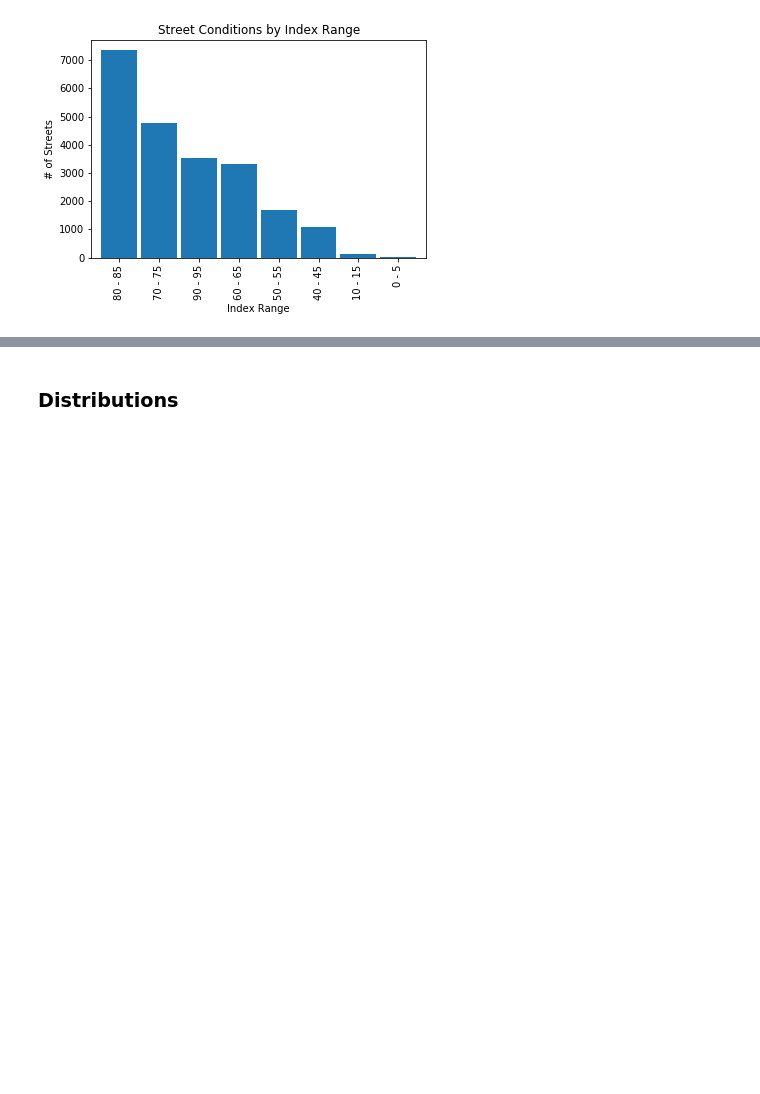
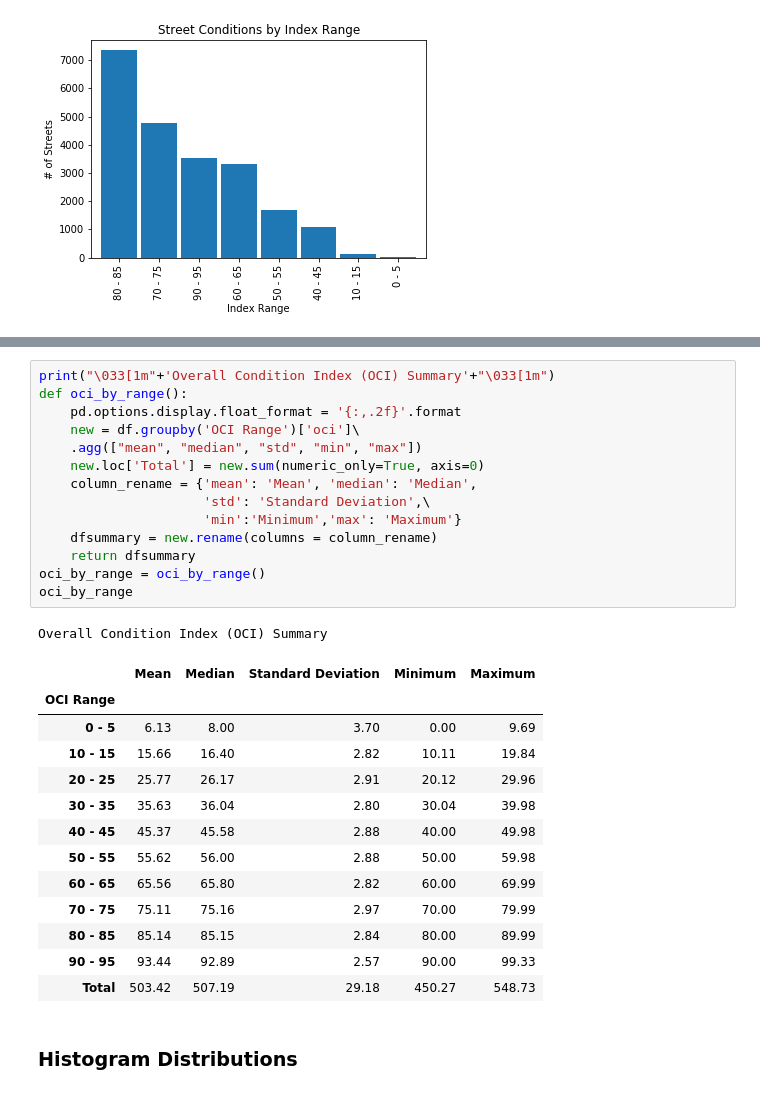
Before and after one commit to lshpaner/sd_streets, a Jupyter notebook: sd_streets.ipynb, the cells around one changed output, grey strips where cells are left out. Drawn from its saved outputs; the diff is of its cells as text; blank space fills up the shorter version.

```diff
--- a/sd_streets.ipynb
+++ b/sd_streets.ipynb
@@ -370,3 +383,32 @@ plt.show()
+# %%
+print("\033[1m"+'Overall Condition Index (OCI) Summary'+"\033[1m")
+def oci_by_range():
+    pd.options.display.float_format = '{:,.2f}'.format
+    new = df.groupby('OCI Range')['oci']\
+    .agg(["mean", "median", "std", "min", "max"])
+    new.loc['Total'] = new.sum(numeric_only=True, axis=0)
+    column_rename = {'mean': 'Mean', 'median': 'Median',
+                     'std': 'Standard Deviation',\
+                     'min':'Minimum','max': 'Maximum'}
+    dfsummary = new.rename(columns = column_rename)
+    return dfsummary
+oci_by_range = oci_by_range()
+oci_by_range
+# %% [output]
+Overall Condition Index (OCI) Summary
+|  | Mean | Median | Standard Deviation | Minimum | Maximum |
+| OCI Range |  |  |  |  |  |
+| 0 - 5 | 6.13 | 8.00 | 3.70 | 0.00 | 9.69 |
+| 10 - 15 | 15.66 | 16.40 | 2.82 | 10.11 | 19.84 |
+| 20 - 25 | 25.77 | 26.17 | 2.91 | 20.12 | 29.96 |
+| 30 - 35 | 35.63 | 36.04 | 2.80 | 30.04 | 39.98 |
+| 40 - 45 | 45.37 | 45.58 | 2.88 | 40.00 | 49.98 |
+| 50 - 55 | 55.62 | 56.00 | 2.88 | 50.00 | 59.98 |
+| 60 - 65 | 65.56 | 65.80 | 2.82 | 60.00 | 69.99 |
+| 70 - 75 | 75.11 | 75.16 | 2.97 | 70.00 | 79.99 |
+| 80 - 85 | 85.14 | 85.15 | 2.84 | 80.00 | 89.99 |
+| 90 - 95 | 93.44 | 92.89 | 2.57 | 90.00 | 99.33 |
+| Total | 503.42 | 507.19 | 29.18 | 450.27 | 548.73 |
 # %% [markdown]
-### Distributions
+### Histogram Distributions
 # %%
```
Also changed, not shown: parts of 11 cells of this notebook.
